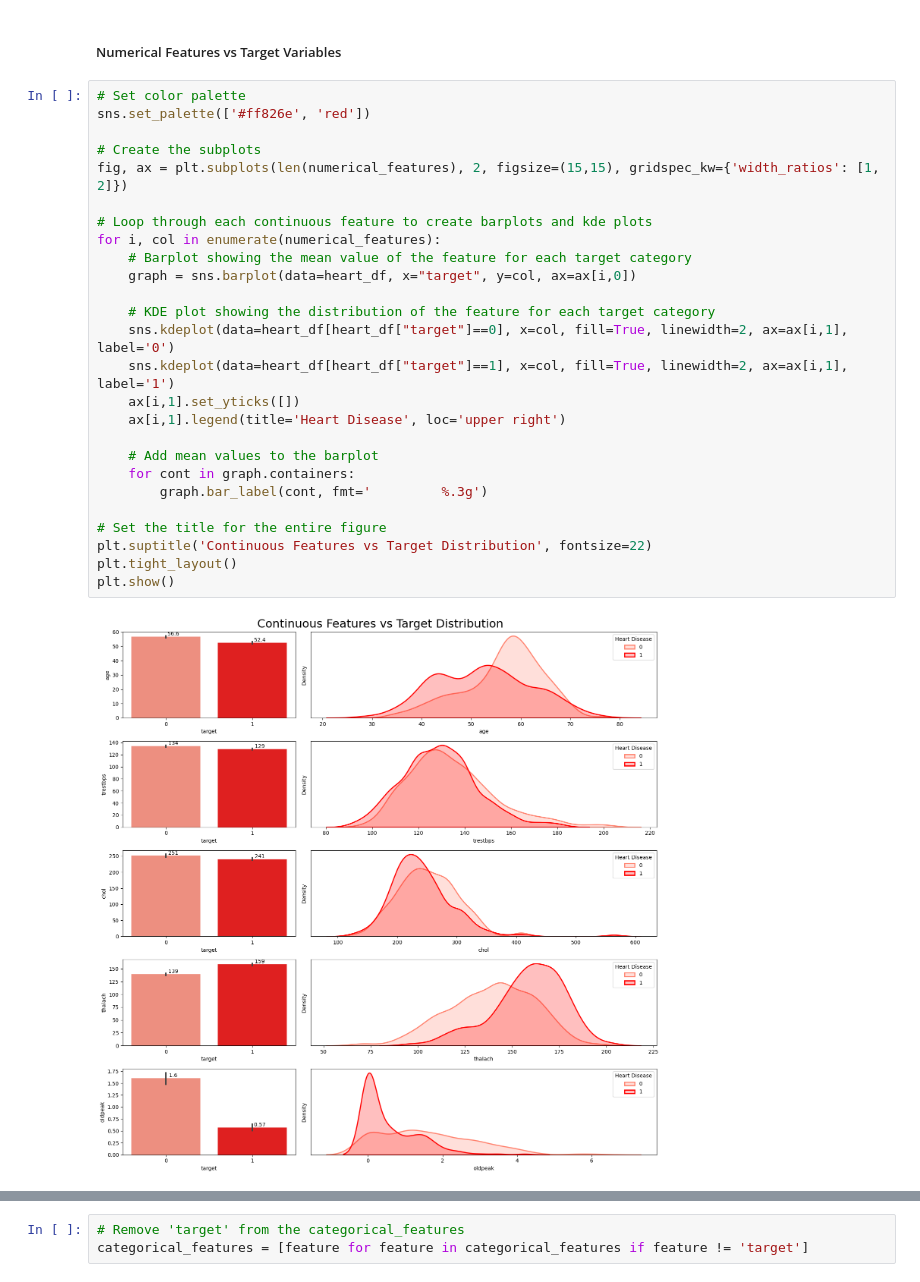
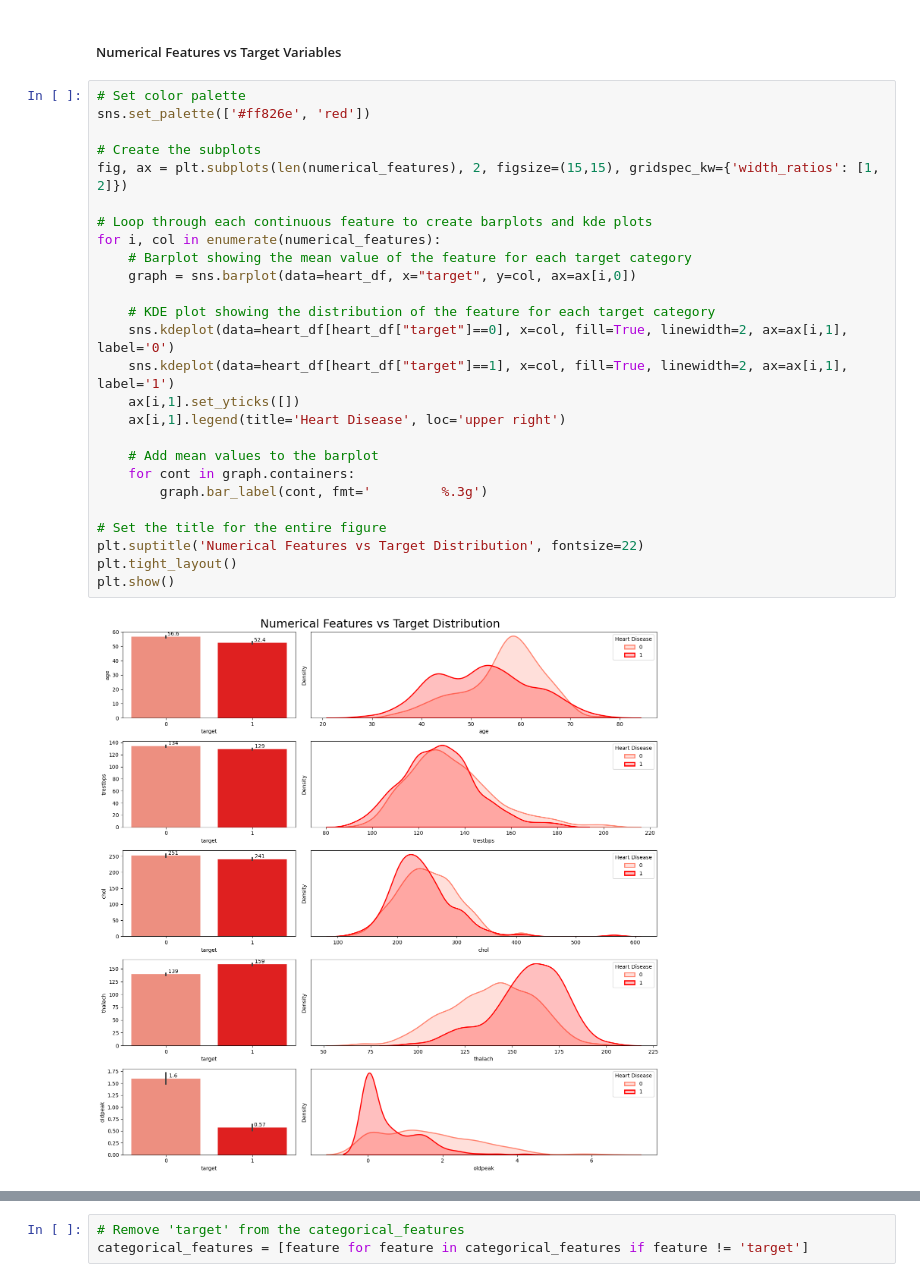
Before and after one commit to Isaac-web/Heart-AI, a Jupyter notebook: heart_disease.ipynb, the cells around one changed output, grey strips where cells are left out. Cells and saved outputs as stored; diff of their text form.

```diff
--- a/heart_disease.ipynb
+++ b/heart_disease.ipynb
@@ -263,28 +405,28 @@ plt.show()
 # %%
 # Set color palette
 sns.set_palette(['#ff826e', 'red'])
 
 # Create the subplots
 fig, ax = plt.subplots(len(numerical_features), 2, figsize=(15,15), gridspec_kw={'width_ratios': [1, 2]})
 
 # Loop through each continuous feature to create barplots and kde plots
 for i, col in enumerate(numerical_features):
     # Barplot showing the mean value of the feature for each target category
     graph = sns.barplot(data=heart_df, x="target", y=col, ax=ax[i,0])
 
     # KDE plot showing the distribution of the feature for each target category
     sns.kdeplot(data=heart_df[heart_df["target"]==0], x=col, fill=True, linewidth=2, ax=ax[i,1], label='0')
     sns.kdeplot(data=heart_df[heart_df["target"]==1], x=col, fill=True, linewidth=2, ax=ax[i,1], label='1')
     ax[i,1].set_yticks([])
     ax[i,1].legend(title='Heart Disease', loc='upper right')
 
     # Add mean values to the barplot
     for cont in graph.containers:
         graph.bar_label(cont, fmt='         %.3g')
 
 # Set the title for the entire figure
-plt.suptitle('Continuous Features vs Target Distribution', fontsize=22)
+plt.suptitle('Numerical Features vs Target Distribution', fontsize=22)
 plt.tight_layout()
 plt.show()
 # %% [output]
-[figure, old version]
+[figure, new version]
```
Also changed, not shown: parts of 21 cells of this notebook.
